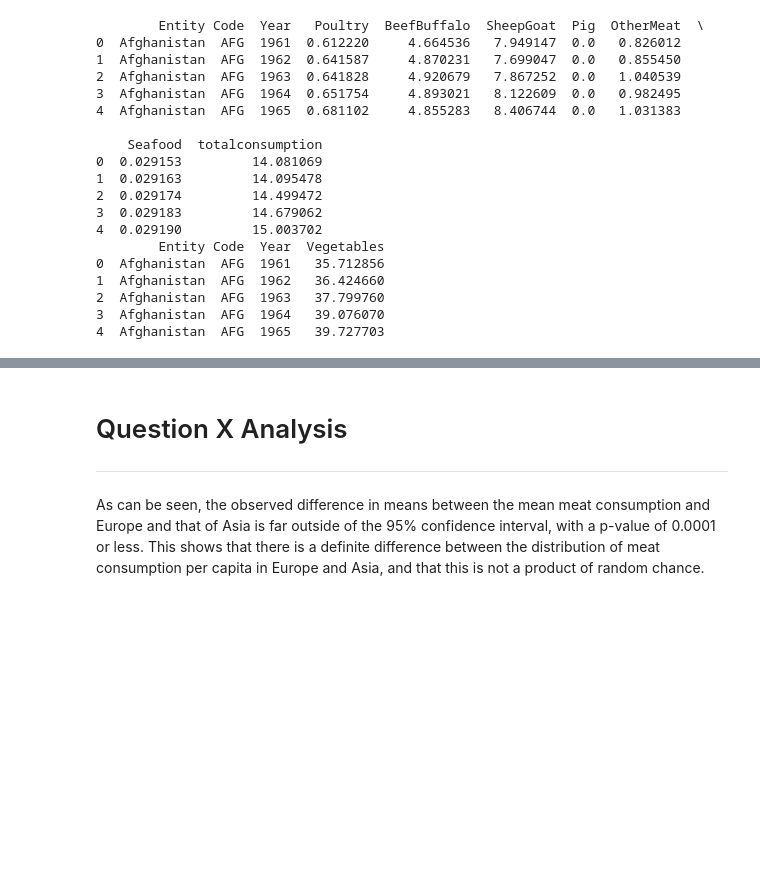
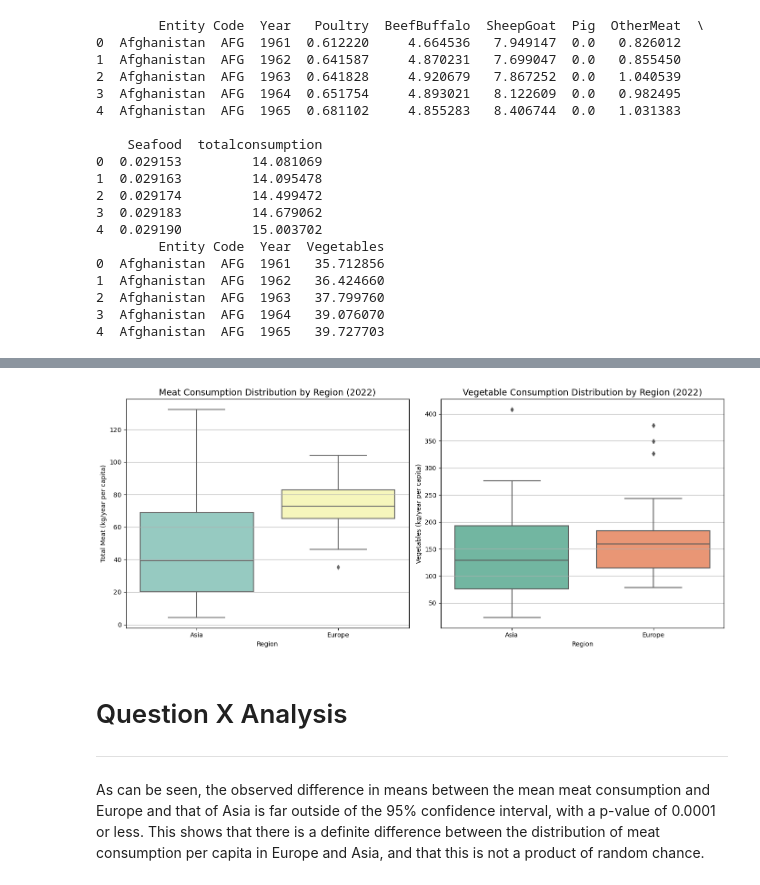
Before and after one commit to Tako870/tddm-ca, a Jupyter notebook: CA.ipynb, the cells around one changed output, grey strips where cells are left out. Cells and saved outputs as stored; diff of their text form; code cells hidden in the pictures; blank space fills up the shorter version.

```diff
--- a/CA.ipynb
+++ b/CA.ipynb
@@ -418,3 +356,44 @@ Two-sided p-value:             0.0000
+# %%
+import pandas as pd
+import seaborn as sns
+import matplotlib.pyplot as plt
+
+# Load dataset
+merged_df = pd.read_csv("datasets/merged_meat_fruit_veg.csv")
+
+# Set figure size for two plots
+fig, axs = plt.subplots(1, 2, figsize=(14, 6), sharey=False)
+
+# Box plot for Meat consumption
+sns.boxplot(
+    data=merged_2022,
+    x='region',
+    y='Total_Meat_kg_per_capita',
+    palette='Set3',
+    ax=axs[0]
+)
+axs[0].set_title('Meat Consumption Distribution by Region (2022)', fontsize=14)
+axs[0].set_xlabel('Region')
+axs[0].set_ylabel('Total Meat (kg/year per capita)')
+axs[0].grid(True, axis='y')
+
+# Box plot for Vegetable consumption
+sns.boxplot(
+    data=merged_2022,
+    x='region',
+    y='Vegetables_kg_per_capita',
+    palette='Set2',
+    ax=axs[1]
+)
+axs[1].set_title('Vegetable Consumption Distribution by Region (2022)', fontsize=14)
+axs[1].set_xlabel('Region')
+axs[1].set_ylabel('Vegetables (kg/year per capita)')
+axs[1].grid(True, axis='y')
+
+plt.tight_layout()
+plt.show()
+# %% [output]
+[figure, added]
 # %% [markdown]
 # Question X Analysis
 ---
```
Also changed, not shown: parts of 10 cells of this notebook.
